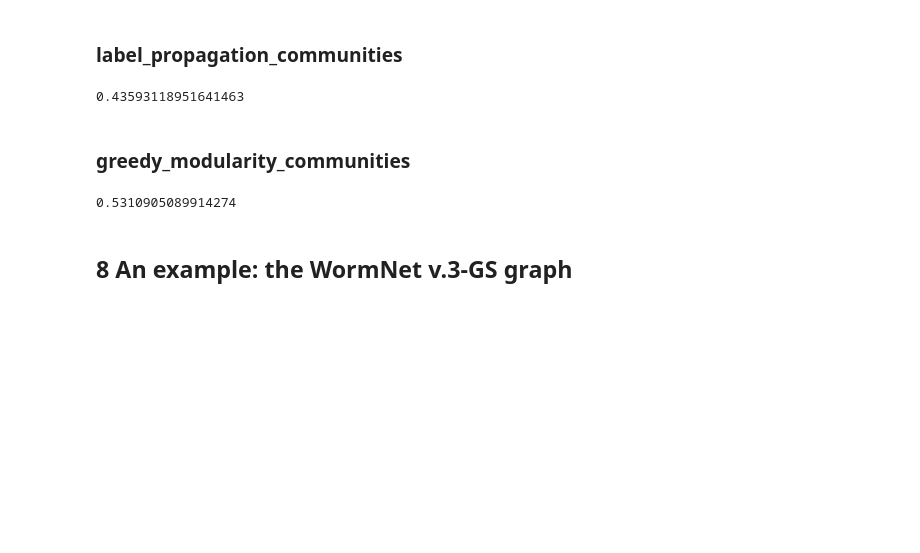
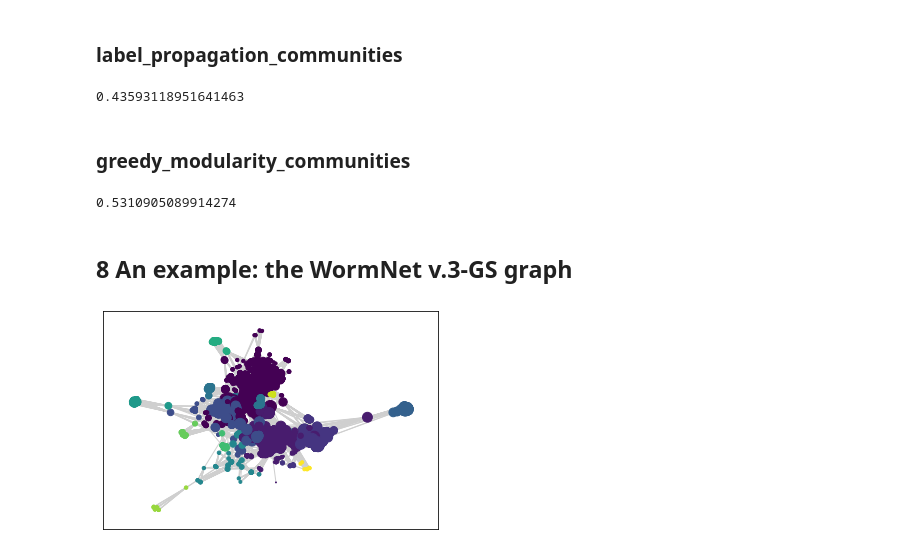
Before and after one commit to ate47/Cours, a Jupyter notebook: dm/graph/work.ipynb, the cells around one changed output. Drawn from its saved outputs; the diff is of its cells as text; code cells hidden in the pictures; blank space fills up the shorter version.

Commit message:
complete dm graph practical

```diff
--- a/dm/graph/work.ipynb
+++ b/dm/graph/work.ipynb
@@ -297,3 +297,43 @@ get_diff(communities_comp2)
 ## 8 An example: the WormNet v.3-GS graph
 # %%
 WNG = nx.read_edgelist("WormNet.v3.benchmark.graph.txt")
+# %%
+def draw_largest_con_comp(g: nx.Graph) -> None:
+    # clone the graph to allow update
+    g = g.copy()
+    # get the largest connected components (LCC)
+    largest_cc = max(nx.connected_components(g), key=len)
+
+    # remove the node from the LCC if d(n) < 10
+    g.remove_nodes_from((node for node in largest_cc if g.degree[node] < 10))
+
+    # compute the subgraph layout
+    sg = g.subgraph(largest_cc)
+    pos=nx.spring_layout(sg)
+
+    # set a color for each node depending of its community
+    communities = community.greedy_modularity_communities(sg)
+    color_map = {}
+
+    i = 0
+    for c in communities:
+        for node in c:
+            color_map[node] = i
+        i += 1
+
+    colors = [color_map[node] for node in sg.nodes()]
+
+    # set a size for each node depending of its centrality
+    centralities = nx.centrality.degree_centrality(sg)
+
+    scale = 300 / max(centralities[node] for node in sg.nodes())
+    scales = [centralities[node] * scale for node in sg.nodes()]
+
+    # draw the network
+    nx.draw_networkx(sg, pos=pos, with_labels=False, node_color = colors, node_size = scales, edge_color="#cfcfcf")
+    plt.show()
+
+
+draw_largest_con_comp(WNG)
+# %% [output]
+[figure, added]
```
Also changed, not shown: parts of 8 cells of this notebook.
